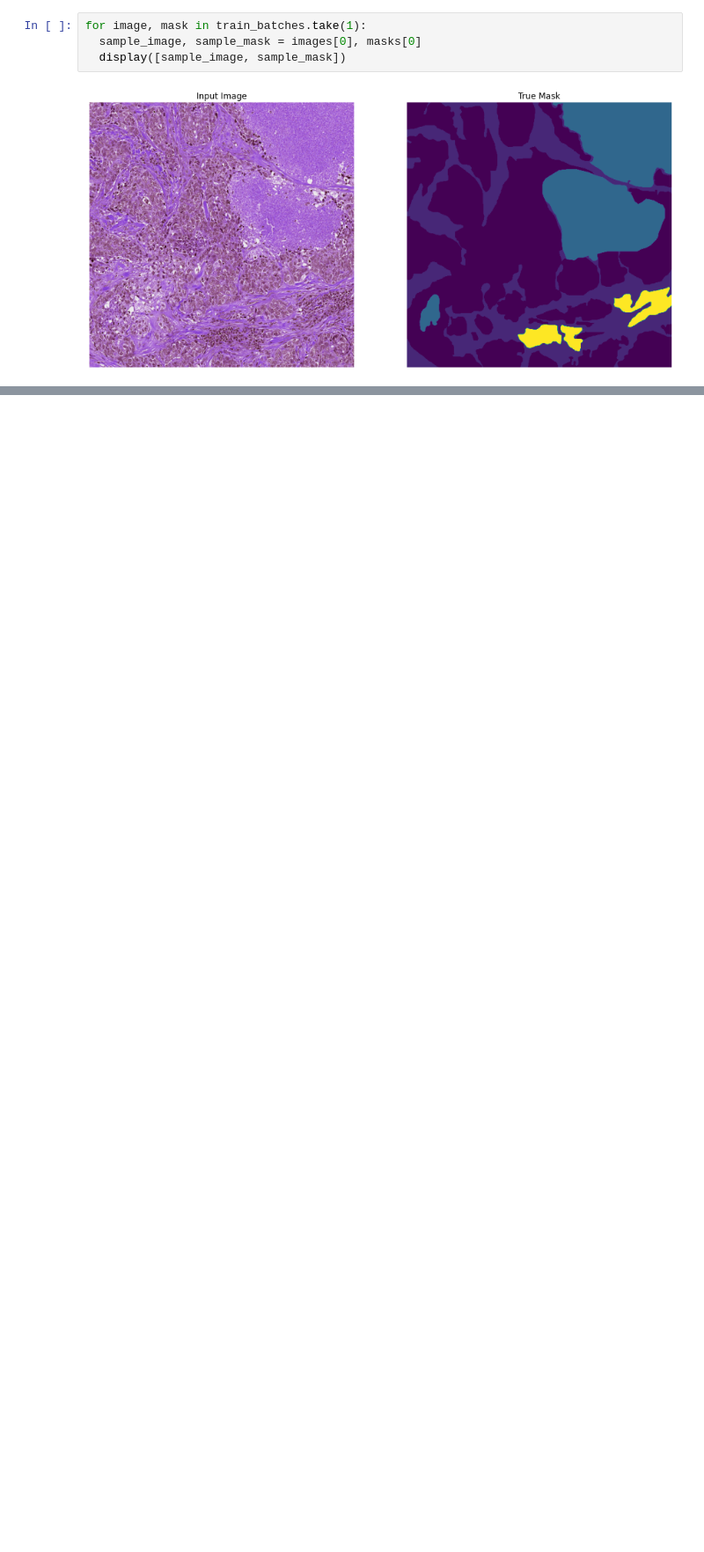
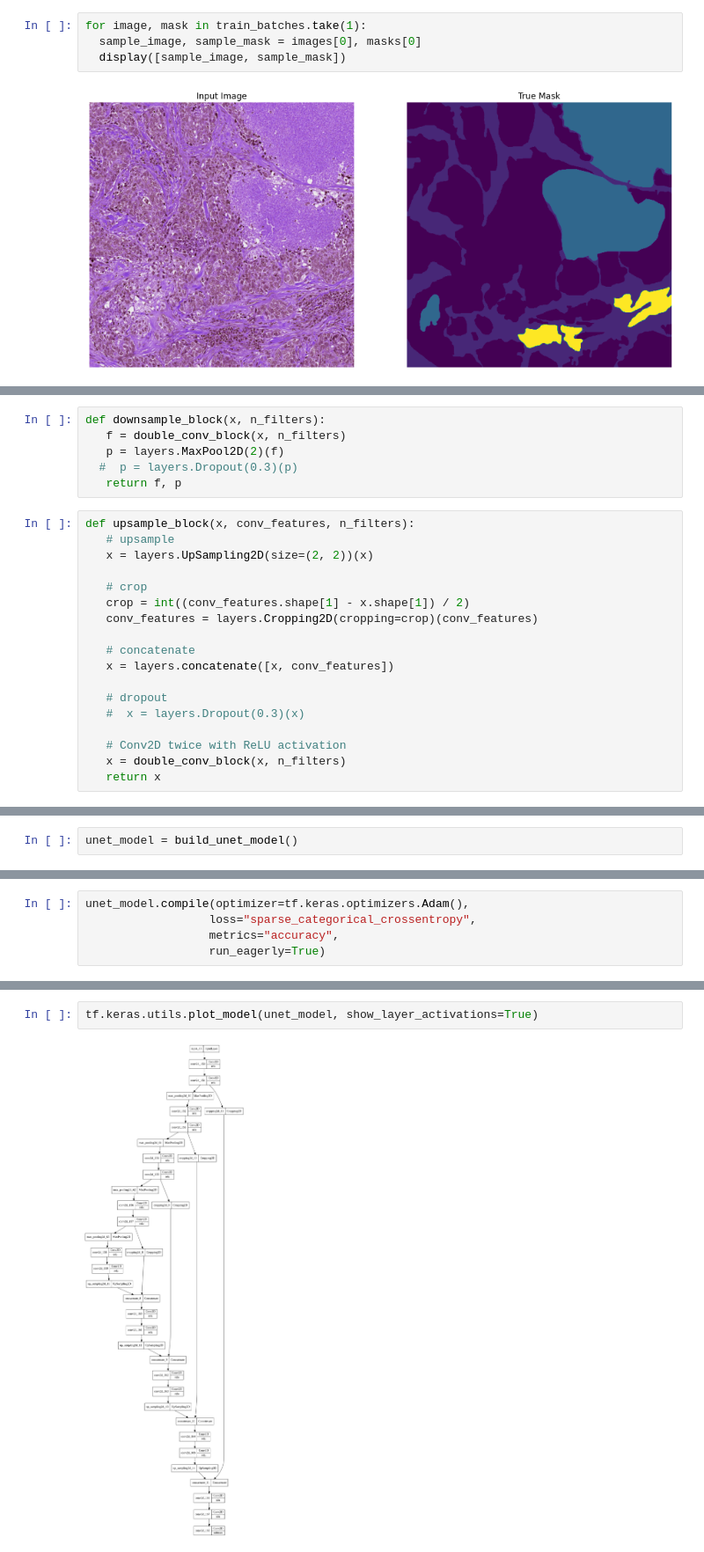
Before and after one commit to bori00/BreastCancerSegmentation, a Jupyter notebook: Breast_Cancer_Segmentation.ipynb, the cells around one changed output, grey strips where cells are left out. Shown at 88% size. Saved outputs shown, nothing was run; the diff lists cells and outputs as text; blank space fills up the shorter version.

Commit message:
build u-net from scratch

```diff
--- a/Breast_Cancer_Segmentation.ipynb
+++ b/Breast_Cancer_Segmentation.ipynb
@@ -263,0 +300,24 @@ for image, mask in train_batches.take(1):
+# %%
+def downsample_block(x, n_filters):
+   f = double_conv_block(x, n_filters)
+   p = layers.MaxPool2D(2)(f)
+  #  p = layers.Dropout(0.3)(p)
+   return f, p
+# %%
+def upsample_block(x, conv_features, n_filters):
+   # upsample
+   x = layers.UpSampling2D(size=(2, 2))(x)
+
+   # crop
+   crop = int((conv_features.shape[1] - x.shape[1]) / 2)
+   conv_features = layers.Cropping2D(cropping=crop)(conv_features)
+
+   # concatenate
+   x = layers.concatenate([x, conv_features])
+
+   # dropout
+   #  x = layers.Dropout(0.3)(x)
+
+   # Conv2D twice with ReLU activation
+   x = double_conv_block(x, n_filters)
+   return x
@@ -263,0 +370,2 @@ for image, mask in train_batches.take(1):
+# %%
+unet_model = build_unet_model()
@@ -263,0 +382,5 @@ for image, mask in train_batches.take(1):
+# %%
+unet_model.compile(optimizer=tf.keras.optimizers.Adam(),
+                  loss="sparse_categorical_crossentropy",
+                  metrics="accuracy",
+                  run_eagerly=True)
@@ -263,0 +407,4 @@ for image, mask in train_batches.take(1):
+# %%
+tf.keras.utils.plot_model(unet_model, show_layer_activations=True)
+# %% [output]
+[figure, added]
```
Also changed, not shown: parts of 19 cells of this notebook.
